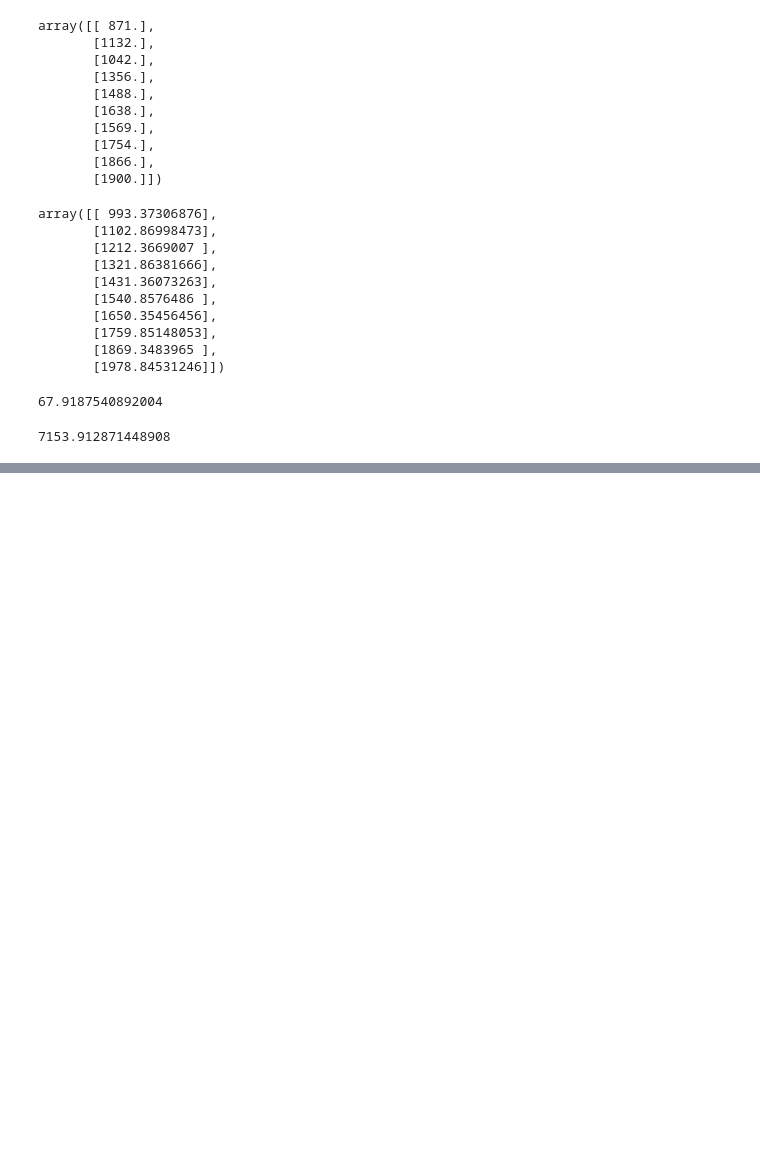
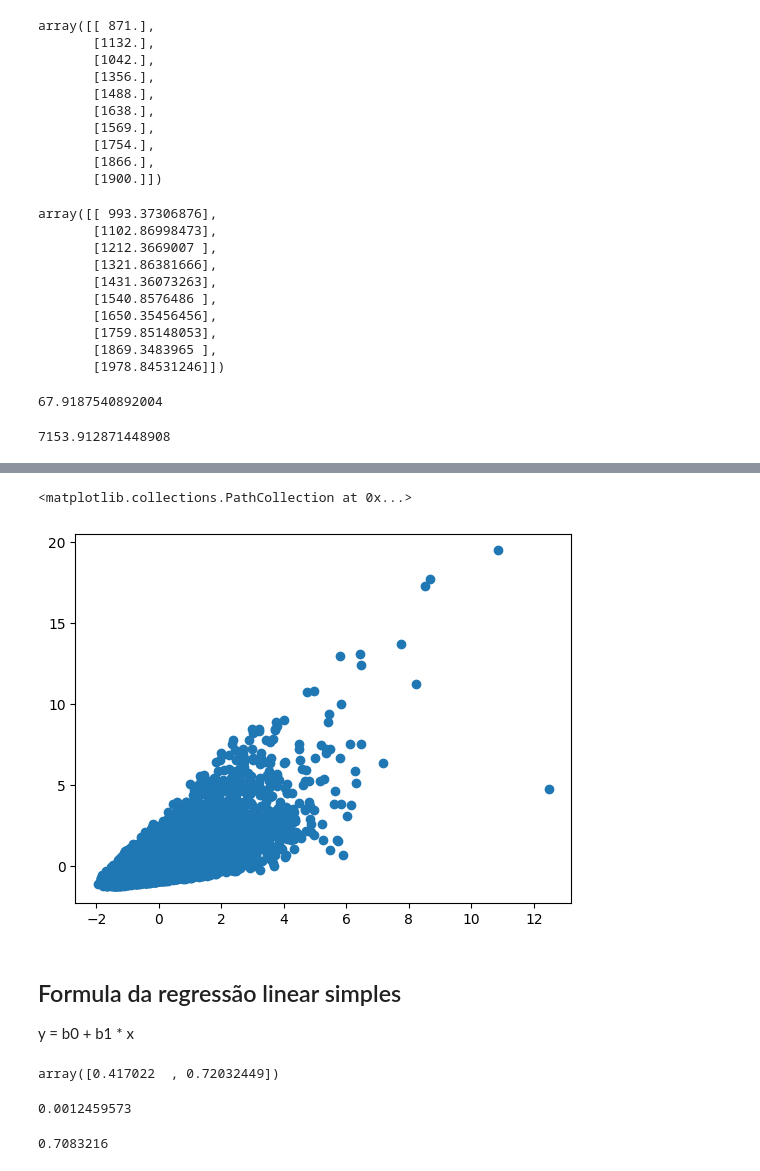
Before and after one commit to vinisouz4/TensorFlowStudy, a Jupyter notebook: Untitled13.ipynb, the cells around one changed output, grey strips where cells are left out. Saved outputs shown, nothing was run; the diff lists cells and outputs as text; code cells hidden in the pictures; blank space fills up the shorter version.

```diff
--- a/Untitled13.ipynb
+++ b/Untitled13.ipynb
@@ -574,0 +581,4 @@ mse # Mais utilizado para fazer o treinamento, penalizando os erros maiores
+# %%
+#sqft_living -> Metragem da casa Metro quadrado
+df = pd.read_csv('house_prices.csv')
+df
@@ -574,0 +599,5 @@ mse # Mais utilizado para fazer o treinamento, penalizando os erros maiores
+# %%
+# Variavel que vai armazenar as metragens, com base nelas vamos prever os valores
+X = df.iloc[:, 5].values
+X = X.reshape(-1, 1) # Para deixar no padrão que precisa para um array numpay (Matriz)
+X
@@ -574,0 +612,3 @@ mse # Mais utilizado para fazer o treinamento, penalizando os erros maiores
+# %%
+y = df.iloc[:, 2:3]
+y
@@ -574,0 +629,7 @@ mse # Mais utilizado para fazer o treinamento, penalizando os erros maiores
+# %%
+# Escalonar os valores de X e y:
+from sklearn.preprocessing import StandardScaler
+scaler_x = StandardScaler()
+X = scaler_x.fit_transform(X)
+scaler_y = StandardScaler()
+y = scaler_y.fit_transform(y)
@@ -574,0 +656,10 @@ mse # Mais utilizado para fazer o treinamento, penalizando os erros maiores
+# %%
+import matplotlib.pyplot as plt
+
+plt.scatter(X, y)
+# %% [output]
+<matplotlib.collections.PathCollection at 0x...>
+[figure, added]
+# %% [markdown]
+## Formula da regressão linear simples
+y = b0 + b1 * x
@@ -574,0 +669,7 @@ mse # Mais utilizado para fazer o treinamento, penalizando os erros maiores
+# %%
+import numpy as np
+
+np.random.seed(1)
+np.random.rand(2)
+# %% [output]
+array([0.417022  , 0.72032449])
@@ -574,0 +698,8 @@ mse # Mais utilizado para fazer o treinamento, penalizando os erros maiores
+# %%
+b0_final
+# %% [output]
+0.0012459573
+# %%
+b1_final
+# %% [output]
+0.7083216
```
Also changed, not shown: parts of 48 cells of this notebook.
